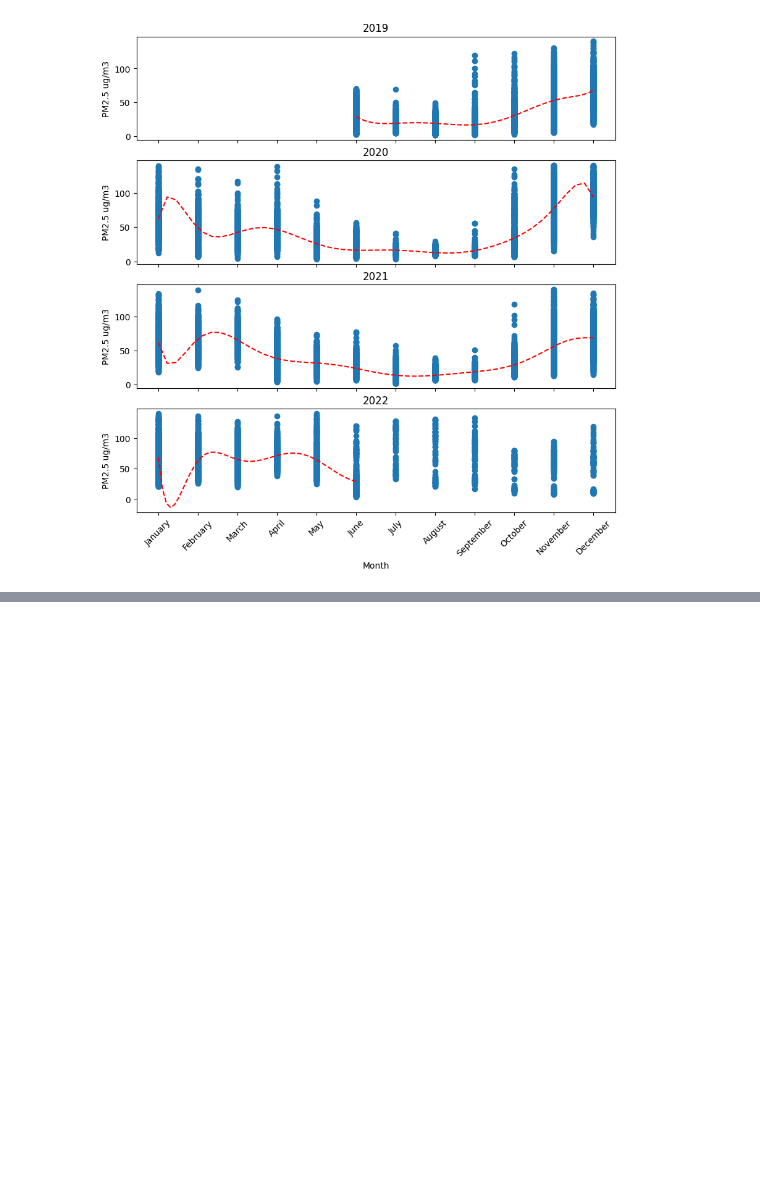
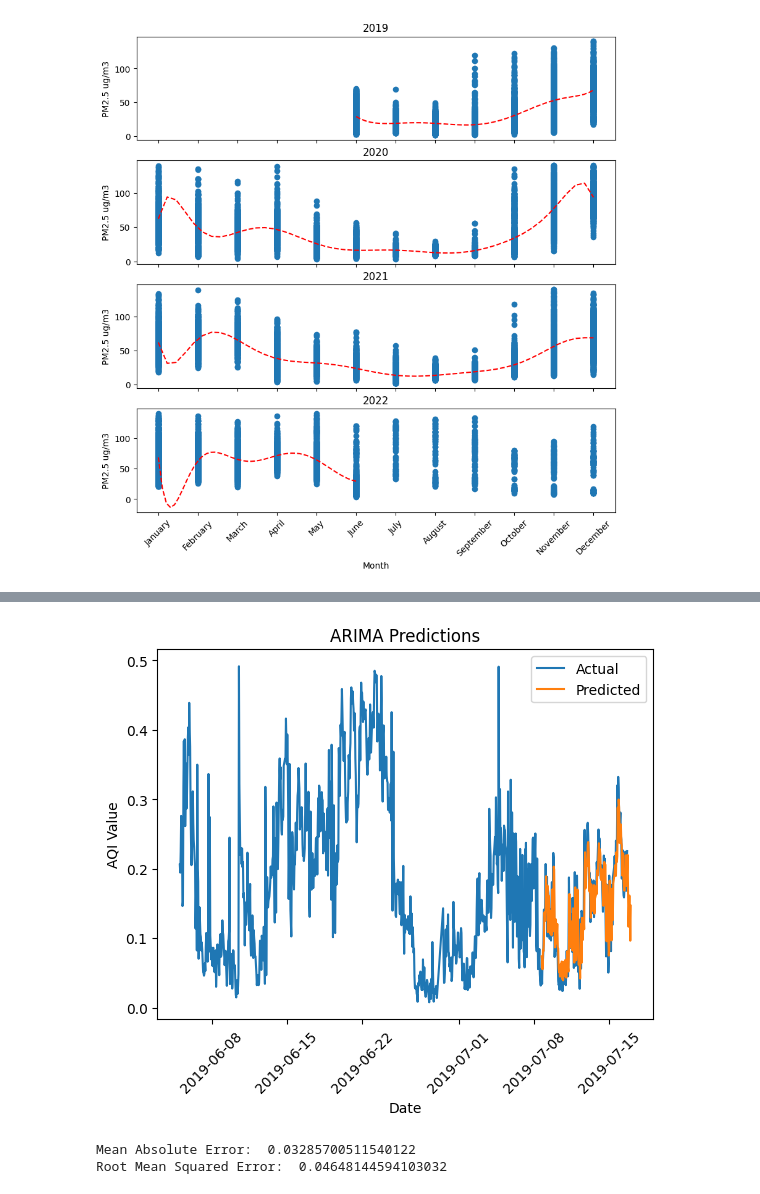
Before and after one commit to sid56rajawat/AQI-Monitoring-and-Prediction, a Jupyter notebook: EDA.ipynb, the cells around one changed output, grey strips where cells are left out. Saved outputs shown, nothing was run; the diff lists cells and outputs as text; code cells hidden in the pictures; blank space fills up the shorter version.

```diff
--- a/EDA.ipynb
+++ b/EDA.ipynb
@@ -226,0 +269,32 @@ plt.show()
+# %%
+import statsmodels.api as sm
+
+# Fit an ARIMA model to the data
+model_arima = sm.tsa.arima.ARIMA(data_normalized_df[:]['PM2.5 ug/m3'], order=(1, 1, 1))
+fitted_model_arima = model_arima.fit()
+
+# Make predictions on the data
+start_date = '2019-06-16'
+end_date = '2019-07-17'
+predictions_arima = fitted_model_arima.predict(start=start_date, end=end_date, typ='levels')
+
+# Plot the original data and the predicted values
+plt.plot(data_normalized_df.index[:1000], data_normalized_df[:1000]['PM2.5 ug/m3'], label='Actual')
+plt.plot(predictions_arima.index[-200:], predictions_arima[-200:], label='Predicted')
+plt.title('ARIMA Predictions')
+plt.xlabel('Date')
+plt.xticks(rotation=45)
+plt.ylabel('AQI Value')
+plt.legend()
+plt.show()
+# %% [output]
+[figure, added]
+# %%
+from sklearn.metrics import mean_absolute_error, mean_squared_error
+mae = mean_absolute_error(data_normalized_df.loc[start_date:end_date, 'PM2.5 ug/m3'][:745], predictions_arima)
+rmse = mean_squared_error(data_normalized_df.loc[start_date:end_date, 'PM2.5 ug/m3'][:745], predictions_arima, squared=False)
+print("Mean Absolute Error: ",mae)
+print("Root Mean Squared Error: ",rmse)
+# %% [output]
+Mean Absolute Error:  0.03285700511540122
+Root Mean Squared Error:  0.04648144594103032
```
Also changed, not shown: parts of 14 cells of this notebook, 1 other file.
